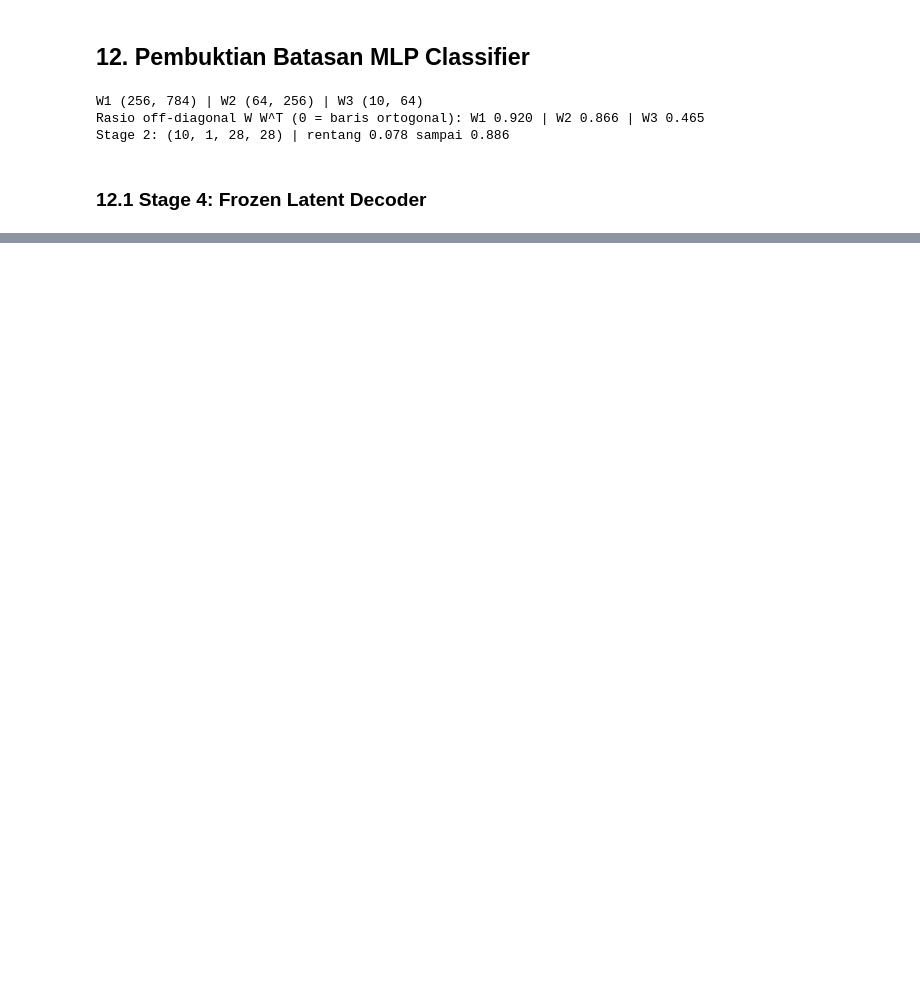
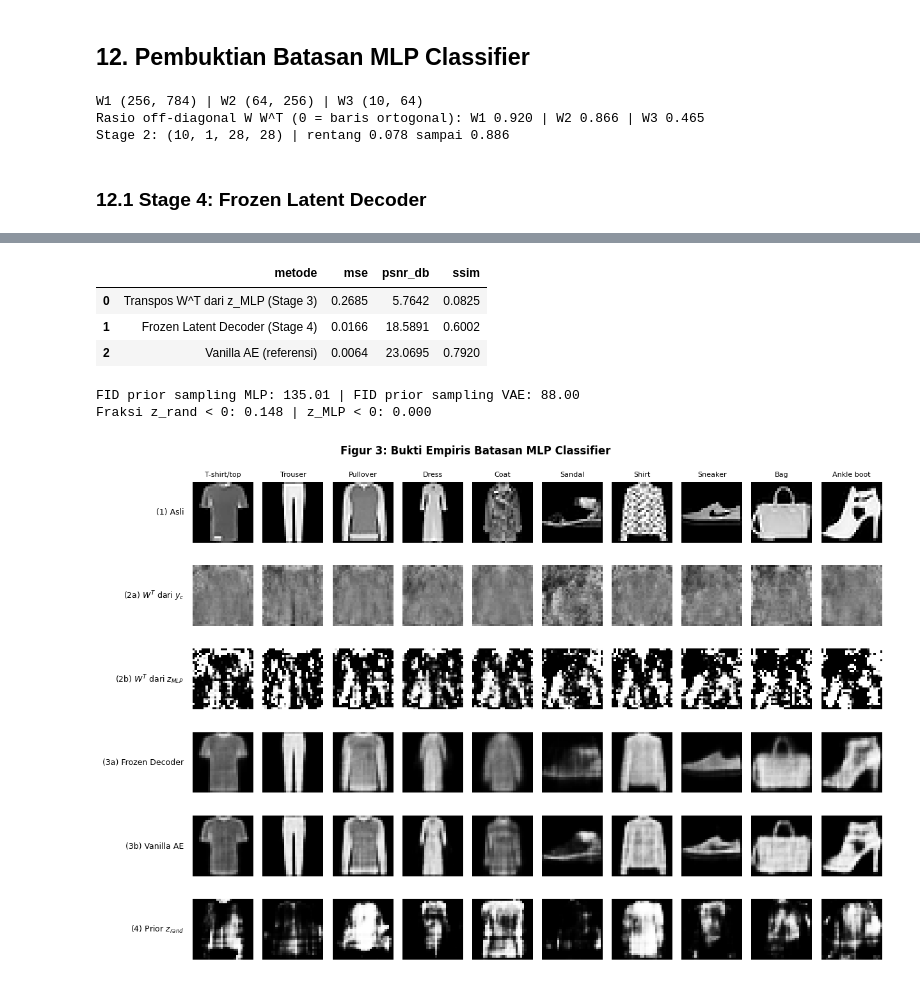
Before and after one commit to CannyCeles/deep-learning-ae-gan, a Jupyter notebook: notebooks/tugas-ae-gan.ipynb, the cells around one changed output, grey strips where cells are left out. Cells and saved outputs as stored; diff of their text form; code cells hidden in the pictures; blank space fills up the shorter version.

Commit message:
feat(proof): add mlp limitation metrics and figure three

```diff
--- a/notebooks/tugas-ae-gan.ipynb
+++ b/notebooks/tugas-ae-gan.ipynb
@@ -1555,0 +1544,80 @@ Epoch 30/30 | train 0.01629 | val 0.01665 | 0.75s
+# %%
+frozen_decoder.eval()
+ae.eval()
+
+stage3_mse, stage3_psnr, stage3_ssim = evaluate_reconstruction(lambda x: backproject_latent(mlp.encode(x)), test_loader)
+frozen_mse, frozen_psnr, frozen_ssim = evaluate_reconstruction(lambda x: frozen_decoder(mlp.encode(x)), test_loader)
+
+proof_df = pd.DataFrame(
+    [
+        ("Transpos W^T dari z_MLP (Stage 3)", stage3_mse, stage3_psnr, stage3_ssim),
+        ("Frozen Latent Decoder (Stage 4)", frozen_mse, frozen_psnr, frozen_ssim),
+        ("Vanilla AE (referensi)", ae_mse, ae_psnr, ae_ssim),
+    ],
+    columns=["metode", "mse", "psnr_db", "ssim"],
+)
+display(proof_df.round(4))
+
+with torch.no_grad():
+    z_test_mlp = torch.cat([mlp.encode(x.to(device)).cpu() for x, _ in test_loader])
+
+set_seed(SEED)
+mu_z = z_test_mlp.mean(dim=0)
+sigma_z = z_test_mlp.std(dim=0)
+z_prior = mu_z + sigma_z * torch.randn(FID_N_SAMPLES, mu_z.numel())
+with torch.no_grad():
+    prior_images = frozen_decoder(z_prior.to(device)).cpu()
+
+mlp_prior_fid = compute_fid_from_features(real_fid_features, extract_inception_features(prior_images, inception_model))
+negative_fraction = (z_prior < 0).float().mean().item()
+print(f"FID prior sampling MLP: {mlp_prior_fid:.2f} | FID prior sampling VAE: {vae_fid:.2f}")
+print(f"Fraksi z_rand < 0: {negative_fraction:.3f} | z_MLP < 0: {(z_test_mlp < 0).float().mean().item():.3f}")
+
+class_idx = [(test_ds.tensors[1] == c).nonzero(as_tuple=True)[0][0].item() for c in range(10)]
+x_class = test_ds.tensors[0][class_idx].to(device)
+
+with torch.no_grad():
+    z_class = mlp.encode(x_class)
+    figure_rows = [
+        ("(1) Asli", x_class),
+        ("(2a) $W^T$ dari $y_c$", stage2_images),
+        ("(2b) $W^T$ dari $z_{MLP}$", backproject_latent(z_class)),
+        ("(3a) Frozen Decoder", frozen_decoder(z_class)),
+        ("(3b) Vanilla AE", ae(x_class)),
+        ("(4) Prior $z_{rand}$", prior_images[:10]),
+    ]
+
+fig, axes = plt.subplots(len(figure_rows), 10, figsize=(13, 8.5))
+for r, (label, imgs) in enumerate(figure_rows):
+    for c in range(10):
+        axes[r, c].imshow(imgs[c, 0].cpu().numpy(), cmap="gray", vmin=0, vmax=1)
+        axes[r, c].axis("off")
+    axes[r, 0].text(-0.15, 0.5, label, transform=axes[r, 0].transAxes, ha="right", va="center", fontsize=9)
+for c in range(10):
+    axes[0, c].set_title(CLASS_NAMES[c], fontsize=8)
+plt.suptitle("Figur 3: Bukti Empiris Batasan MLP Classifier", fontweight="bold")
+plt.tight_layout()
+plt.subplots_adjust(left=0.16)
+plt.savefig(os.path.join(FIGS_DIR, "fig3_mlp_limitation.png"), dpi=300, bbox_inches="tight")
+plt.show()
+
+mlp_proof = {
+    "weight_row_offdiag_ratio": offdiag_ratio,
+    "stage3_transpose_from_z": {"mse": stage3_mse, "psnr": stage3_psnr, "ssim": stage3_ssim},
+    "stage4_frozen_decoder": {"mse": frozen_mse, "psnr": frozen_psnr, "ssim": frozen_ssim},
+    "vanilla_ae_reference": {"mse": ae_mse, "psnr": ae_psnr, "ssim": ae_ssim},
+    "stage5_prior_sampling": {"fid": mlp_prior_fid, "negative_fraction": negative_fraction},
+}
+with open(METRICS_PATH) as f:
+    metrics = json.load(f)
+metrics["mlp_proof"] = mlp_proof
+with open(METRICS_PATH, "w") as f:
+    json.dump(metrics, f, indent=2)
+# %% [output]
+|  | metode | mse | psnr_db | ssim |
+| 0 | Transpos W^T dari z_MLP (Stage 3) | 0.2685 | 5.7642 | 0.0825 |
+| 1 | Frozen Latent Decoder (Stage 4) | 0.0166 | 18.5891 | 0.6002 |
+| 2 | Vanilla AE (referensi) | 0.0064 | 23.0695 | 0.7920 |
+FID prior sampling MLP: 135.01 | FID prior sampling VAE: 88.00
+Fraksi z_rand < 0: 0.148 | z_MLP < 0: 0.000
+[figure, added]
```
Also changed, not shown: parts of 9 cells of this notebook, 1 other file.
